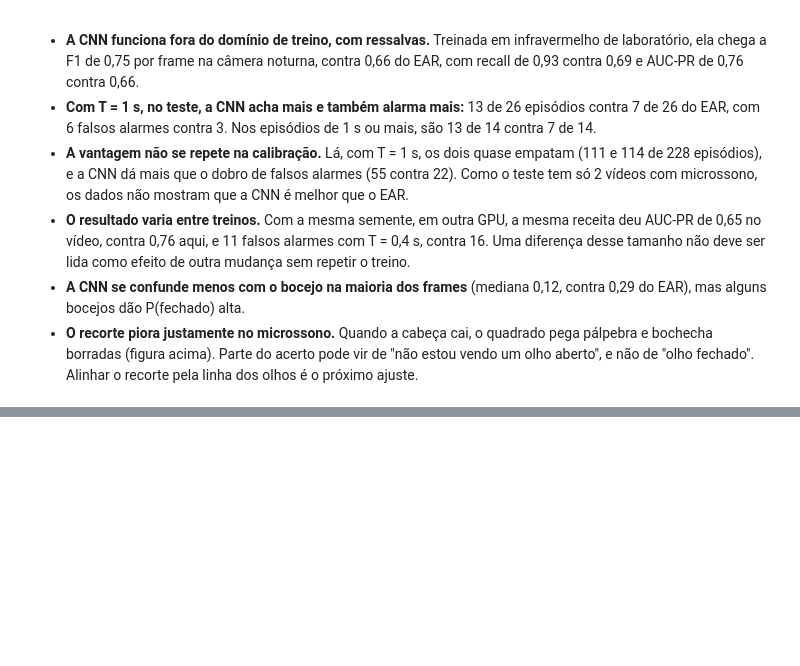
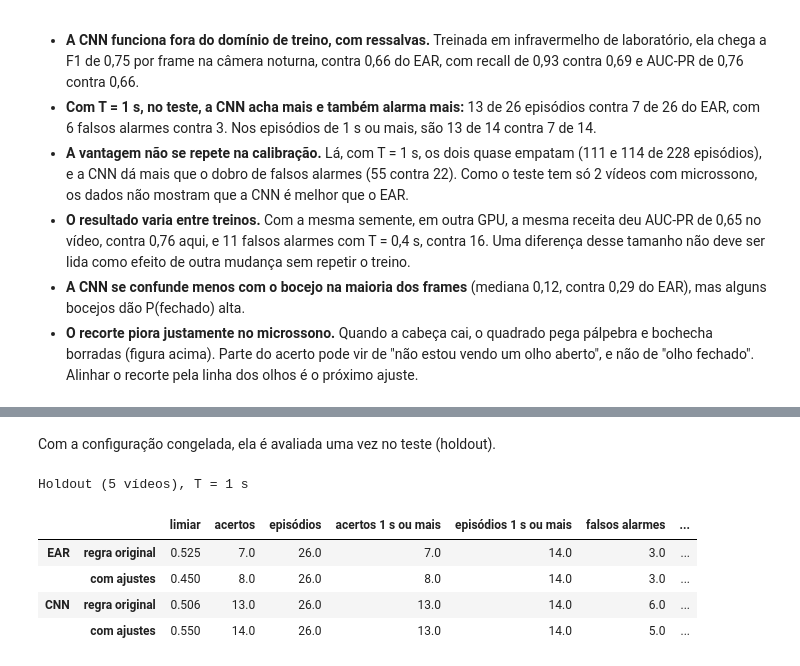
Before and after one commit to rcapozzielli/entrega_final_InsperAI_Wakely, a Jupyter notebook: wakely.ipynb, the cells around one changed output, grey strips where cells are left out. Saved outputs shown, nothing was run; the diff lists cells and outputs as text; code cells hidden in the pictures; blank space fills up the shorter version.

```diff
--- a/wakely.ipynb
+++ b/wakely.ipynb
@@ -405,13 +405,33 @@ TOL = int(0.5 * FPS)
 T_ALERTA = 1.0   # limite inferior da faixa de microssono do Euro NCAP (1 a 2 s)
 
 
-def alertas(tl, col, limiar, T):
-    fechado = (tl[col] >= limiar).fillna(False).values
+def fechamento(tl, col, limiar, mediana=1, delta=0.0, manter=0):
+    # True nos frames fechados. Os padrões reproduzem a regra simples; a seção 4.2 testa os ajustes.
+    s = tl[col]
+    if manter:      # falha curta do rosto mantém o último valor
+        s = s.where(~tl["rosto"].eq(False), s.ffill(limit=manter))
+    if mediana > 1:  # só frames passados, para valer também ao vivo
+        s = s.rolling(mediana, min_periods=1).median().where(s.notna())
+    v = s.values
+    if delta == 0:
+        return v >= limiar
+    # histerese: fecha ao passar de limiar e continua fechado até cair abaixo de limiar - delta
+    alto, baixo = v >= limiar, v >= limiar - delta
+    fechado = np.zeros(len(v), bool)
+    for a, b in trechos(baixo):
+        acima = np.flatnonzero(alto[a:b + 1])
+        if len(acima):
+            fechado[a + acima[0]:b + 1] = True
+    return fechado
+
+
+def alertas(tl, col, limiar, T, **ajustes):
+    fechado = fechamento(tl, col, limiar, **ajustes)
     n = int(round(T * FPS))
     return [a + n - 1 for a, b in unir(trechos(fechado), BURACO_FECH) if b - a + 1 >= n]
 
 
-def avaliar_eventos(videos, col, limiar, T, dur_min=0.0):
+def avaliar_eventos(videos, col, limiar, T, dur_min=0.0, ajustes=None):
     # dur_min: só episódios com pelo menos essa duração entram no recall. Um alerta
     # dentro de um episódio mais curto não conta como acerto nem como falso alarme.
     n_ep = acertos = falsos = 0
@@ -420,7 +440,7 @@ def avaliar_eventos(videos, col, limiar, T, dur_min=0.0):
         tl, eps = tempo[v], episodios[v]
         validos = {i for i, (a, b) in enumerate(eps) if (b - a + 1) / FPS >= dur_min}
         detectado = set()
-        for al in alertas(tl, col, limiar, T):
+        for al in alertas(tl, col, limiar, T, **(ajustes or {})):
             dentro = [i for i, (a, b) in enumerate(eps) if a - TOL <= al <= b + TOL]
             if not dentro:
                 falsos += 1
@@ -864,0 +976,26 @@ teste.groupby("estado")[["fech_ear", "fech_cnn"]].agg(["mean", "median"]).round(
+# %% [markdown]
+Com a configuração congelada, ela é avaliada uma vez no teste (holdout).
+# %%
+def ajustes_de(c):
+    return dict(mediana=int(c.mediana), delta=float(c.delta), manter=int(c.manter))
+
+
+linhas = {}
+for nome, (col, lim) in SINAIS.items():
+    c = CONFIG[nome]
+    for rotulo, l, aj in [("regra original", lim, ORIGINAL), ("com ajustes", float(c.limiar), ajustes_de(c))]:
+        todos = avaliar_eventos(videos_teste, col, l, T_ALERTA, ajustes=aj)
+        longos = avaliar_eventos(videos_teste, col, l, T_ALERTA, dur_min=T_ALERTA, ajustes=aj)
+        linhas[(nome, rotulo)] = {"limiar": l, "acertos": todos["acertos"], "episódios": todos["episódios"],
+                                  "acertos 1 s ou mais": longos["acertos"], "episódios 1 s ou mais": longos["episódios"],
+                                  "falsos alarmes": todos["falsos alarmes"],
+                                  "atraso mediano (s)": todos["atraso mediano (s)"]}
+print("Holdout (5 vídeos), T = 1 s")
+pd.DataFrame(linhas).T.round(3)
+# %% [output]
+Holdout (5 vídeos), T = 1 s
+|  |  | limiar | acertos | episódios | acertos 1 s ou mais | episódios 1 s ou mais | falsos alarmes | ... |
+| EAR | regra original | 0.525 | 7.0 | 26.0 | 7.0 | 14.0 | 3.0 | ... |
+|  | com ajustes | 0.450 | 8.0 | 26.0 | 8.0 | 14.0 | 3.0 | ... |
+| CNN | regra original | 0.506 | 13.0 | 26.0 | 13.0 | 14.0 | 6.0 | ... |
+|  | com ajustes | 0.550 | 14.0 | 26.0 | 13.0 | 14.0 | 5.0 | ... |
```
Also changed, not shown: parts of 6 cells of this notebook, 1 other file.
